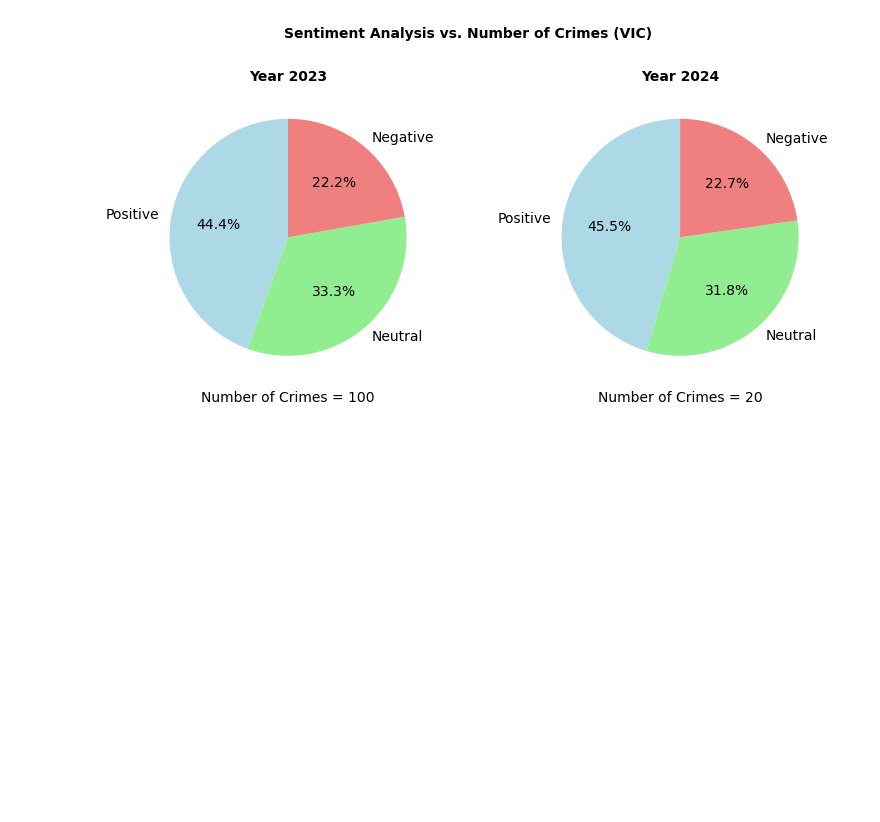
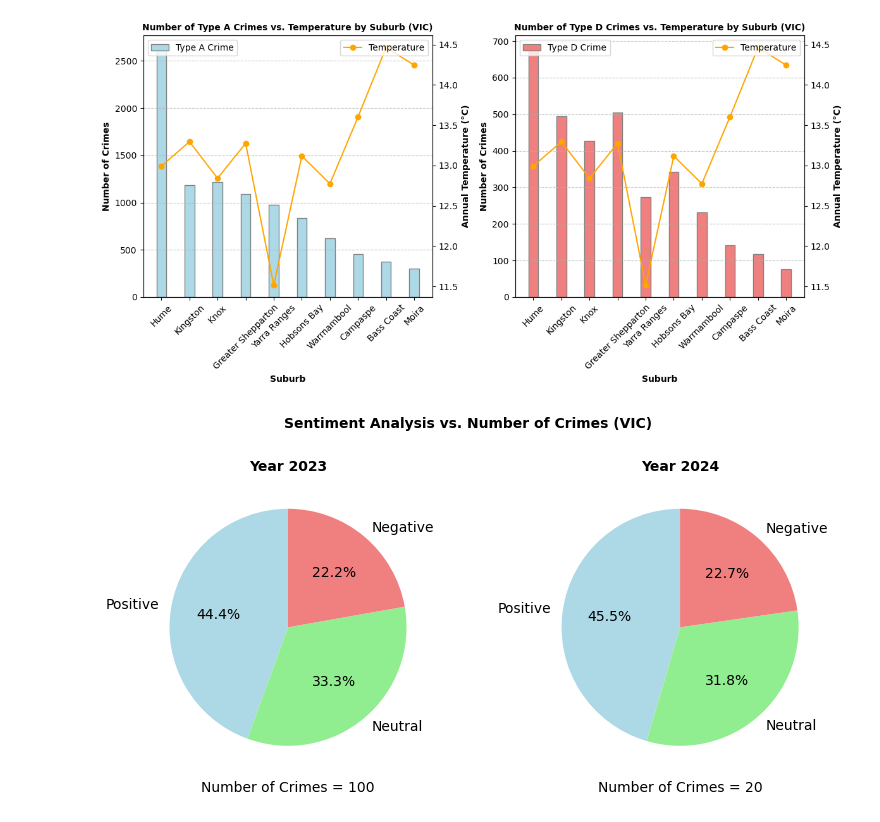
Before and after one commit to TLzzs/Realtime-Data-Analytic, a Jupyter notebook: frontend/plot_debug.ipynb, the cells around one changed output. Saved outputs shown, nothing was run; the diff lists cells and outputs as text; code cells hidden in the pictures; blank space fills up the shorter version.

```diff
--- a/frontend/plot_debug.ipynb
+++ b/frontend/plot_debug.ipynb
@@ -143,3 +111,74 @@ plot_bar_chart('temp',bar_data)
+# %%
+bar_annotations = {
+    'title': {
+        'average_temp':'vs. Temperature by Suburb (VIC)',
+        'average_rain':'vs. Precipitation by Suburb (VIC)'
+    },
+    'ylabel': {
+        'average_temp':'Annual Temperature (°C)',
+        'average_rain':'Annual Preciptation (mm)'
+    },
+    'plotlabel': {
+        'average_temp':'Temperature',
+        'average_rain':'Preciptation'
+    }
+}
+
+def plot_bar_chart(bar_type, data):
+    # Extracting data
+    suburbs = [entry['suburb_name'] for entry in data]
+    total_a_offences = [entry['total_a_offences'] for entry in data]
+    total_d_offences = [entry['total_d_offences'] for entry in data]
+    feature_data = [entry[bar_type] for entry in data] # temperature or rain
+
+    # Set up the data for plotting
+    x = np.arange(len(suburbs))
+    bar_width = 0.35
+
+    # Increase the figure width
+    plt.figure(figsize=(12, 6))  # Adjust the width and height as needed
+
+    # Adjusting the position of x for Type D Crime
+
+
+    # Subplot for Type A Crime
+    plt.subplot(1, 2, 1)
+    plt.bar(x, total_a_offences, bar_width, label='Type A Crime', color='#ADD8E6', edgecolor='grey')
+    plt.xlabel('Suburb',fontweight='bold')
+    plt.ylabel('Number of Crimes',fontweight='bold')
+    plt.title('Number of Type A Crimes {}'.format(bar_annotations['title'][bar_type]), fontsize=10, fontweight='bold')
+    plt.xticks(x, suburbs, rotation=45)
+    plt.grid(axis='y', linestyle='--', alpha=0.7)
+    plt.legend(loc='upper left')
+
+    # Temperature line plot for Type A Crime
+    ax2 = plt.gca().twinx()
+    ax2.plot(x, feature_data, color='orange', marker='o', label=bar_annotations['plotlabel'][bar_type])
+    ax2.set_ylabel(bar_annotations['ylabel'][bar_type],fontweight='bold')
+    ax2.legend(loc='upper right')
+
+    # Subplot for Type D Crime
+    plt.subplot(1, 2, 2)
+    plt.bar(x, total_d_offences, bar_width, label='Type D Crime', color='#F08080', edgecolor='grey')
+    plt.xlabel('Suburb',fontweight='bold')
+    plt.ylabel('Number of Crimes',fontweight='bold')
+    plt.title('Number of Type D Crimes {}'.format(bar_annotations['title'][bar_type]), fontsize=10, fontweight='bold')
+    plt.xticks(x, suburbs, rotation=45)
+    plt.grid(axis='y', linestyle='--', alpha=0.7)
+    plt.legend(loc='upper left')
+
+    # Temperature line plot for Type D Crime
+    ax2 = plt.gca().twinx()
+    ax2.plot(x, feature_data, color='orange', marker='o', label=bar_annotations['plotlabel'][bar_type])
+    ax2.set_ylabel(bar_annotations['ylabel'][bar_type],fontweight='bold')
+    ax2.legend(loc='upper right')
+
+    plt.tight_layout()
+    plt.show()
+
+plot_bar_chart('average_temp',top_5_by_total_offences)
+# %% [output]
+[figure, added]
 # %%
 sentiments = ['Positive', 'Neutral', 'Negative']
 colors = ['#ADD8E6', '#90EE90', '#F08080']
```
Also changed, not shown: parts of 4 cells of this notebook, 2 other files.
